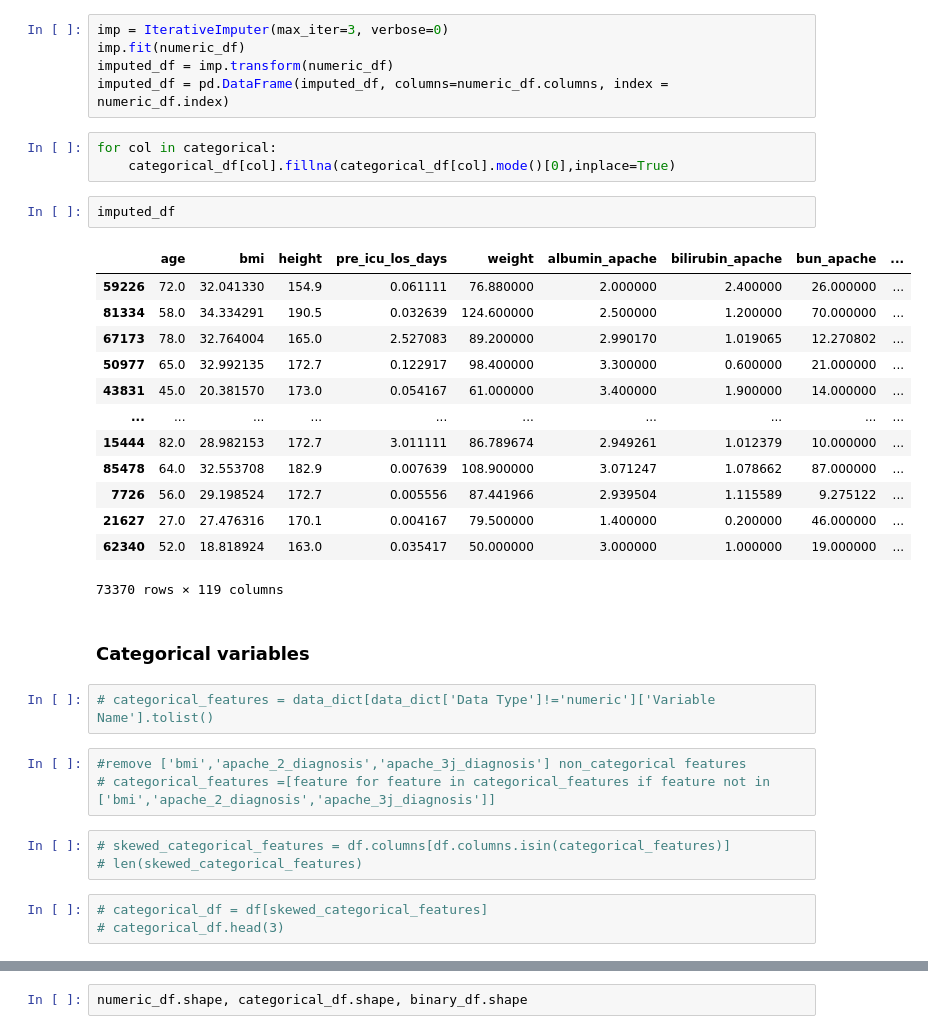
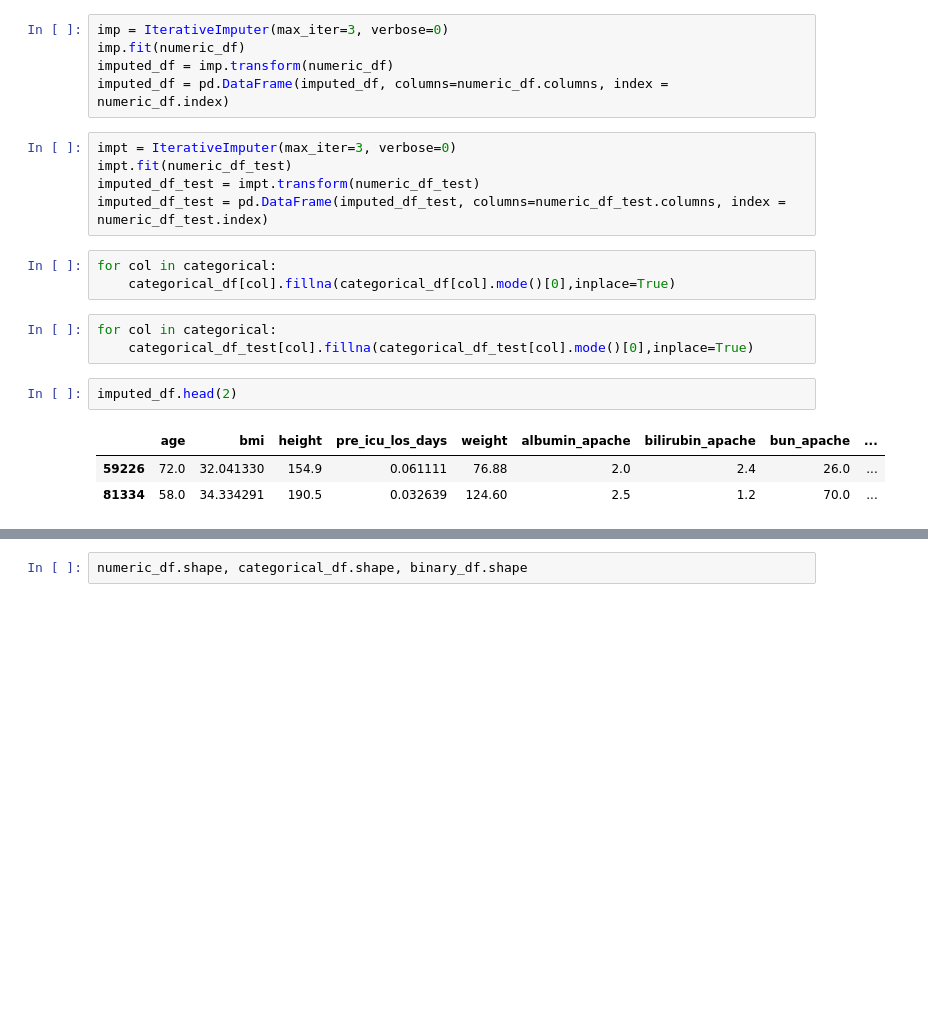
Before and after one commit to curie-capstone/predicting-patient-outcomes, a Jupyter notebook: ravinder/modeling_ravinder.ipynb, the cells around one changed output, grey strips where cells are left out. Drawn from its saved outputs; the diff is of its cells as text; blank space fills up the shorter version.

```diff
--- a/ravinder/modeling_ravinder.ipynb
+++ b/ravinder/modeling_ravinder.ipynb
@@ -290,35 +312,20 @@ imp = IterativeImputer(max_iter=3, verbose=0)
 imp.fit(numeric_df)
 imputed_df = imp.transform(numeric_df)
 imputed_df = pd.DataFrame(imputed_df, columns=numeric_df.columns, index = numeric_df.index)
+# %%
+impt = IterativeImputer(max_iter=3, verbose=0)
+impt.fit(numeric_df_test)
+imputed_df_test = impt.transform(numeric_df_test)
+imputed_df_test = pd.DataFrame(imputed_df_test, columns=numeric_df_test.columns, index = numeric_df_test.index)
 # %%
 for col in categorical:
     categorical_df[col].fillna(categorical_df[col].mode()[0],inplace=True)
+# %%
+for col in categorical:
+    categorical_df_test[col].fillna(categorical_df_test[col].mode()[0],inplace=True)
 # %%
-imputed_df
+imputed_df.head(2)
 # %% [output]
 |  | age | bmi | height | pre_icu_los_days | weight | albumin_apache | bilirubin_apache | bun_apache | ... |
-| 59226 | 72.0 | 32.041330 | 154.9 | 0.061111 | 76.880000 | 2.000000 | 2.400000 | 26.000000 | ... |
-| 81334 | 58.0 | 34.334291 | 190.5 | 0.032639 | 124.600000 | 2.500000 | 1.200000 | 70.000000 | ... |
-| 67173 | 78.0 | 32.764004 | 165.0 | 2.527083 | 89.200000 | 2.990170 | 1.019065 | 12.270802 | ... |
-| 50977 | 65.0 | 32.992135 | 172.7 | 0.122917 | 98.400000 | 3.300000 | 0.600000 | 21.000000 | ... |
-| 43831 | 45.0 | 20.381570 | 173.0 | 0.054167 | 61.000000 | 3.400000 | 1.900000 | 14.000000 | ... |
-| ... | ... | ... | ... | ... | ... | ... | ... | ... | ... |
-| 15444 | 82.0 | 28.982153 | 172.7 | 3.011111 | 86.789674 | 2.949261 | 1.012379 | 10.000000 | ... |
-| 85478 | 64.0 | 32.553708 | 182.9 | 0.007639 | 108.900000 | 3.071247 | 1.078662 | 87.000000 | ... |
-| 7726 | 56.0 | 29.198524 | 172.7 | 0.005556 | 87.441966 | 2.939504 | 1.115589 | 9.275122 | ... |
-| 21627 | 27.0 | 27.476316 | 170.1 | 0.004167 | 79.500000 | 1.400000 | 0.200000 | 46.000000 | ... |
-| 62340 | 52.0 | 18.818924 | 163.0 | 0.035417 | 50.000000 | 3.000000 | 1.000000 | 19.000000 | ... |
+| 59226 | 72.0 | 32.041330 | 154.9 | 0.061111 | 76.88 | 2.0 | 2.4 | 26.0 | ... |
+| 81334 | 58.0 | 34.334291 | 190.5 | 0.032639 | 124.60 | 2.5 | 1.2 | 70.0 | ... |
-73370 rows × 119 columns
-# %% [markdown]
-### Categorical variables
-# %%
-# categorical_features = data_dict[data_dict['Data Type']!='numeric']['Variable Name'].tolist()
-# %%
-#remove ['bmi','apache_2_diagnosis','apache_3j_diagnosis'] non_categorical features
-# categorical_features =[feature for feature in categorical_features if feature not in ['bmi','apache_2_diagnosis','apache_3j_diagnosis']]
-# %%
-# skewed_categorical_features = df.columns[df.columns.isin(categorical_features)]
-# len(skewed_categorical_features)
-# %%
-# categorical_df = df[skewed_categorical_features]
-# categorical_df.head(3)
```
Also changed, not shown: parts of 83 cells of this notebook.
